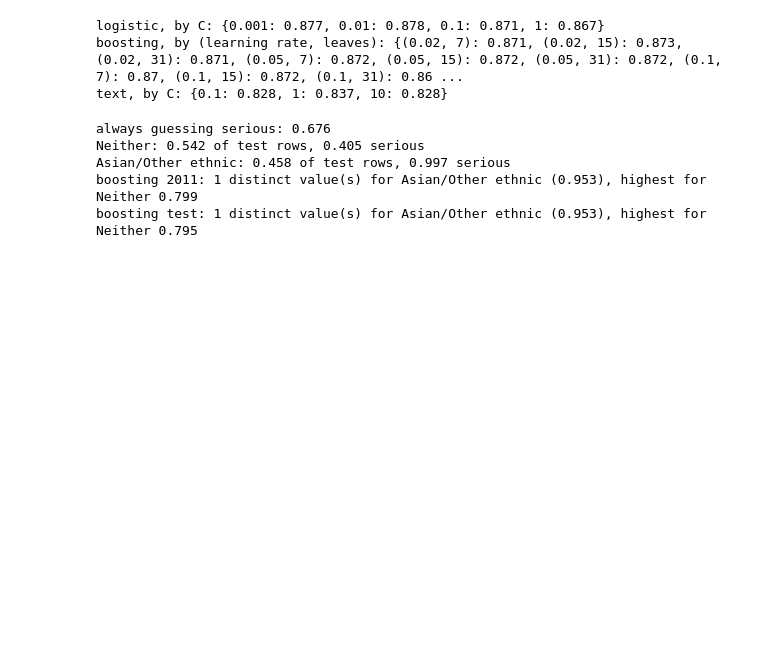
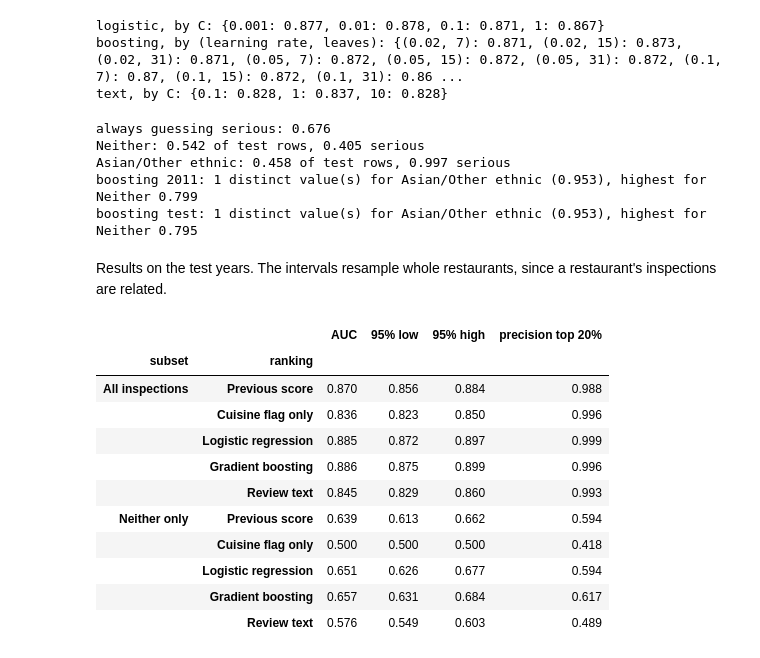
Before and after one commit to TanayPratapSingh/seattle-food-safety, a Jupyter notebook: tanay_singh_reglab_takehome.ipynb, the cells around one changed output. Drawn from its saved outputs; the diff is of its cells as text; code cells hidden in the pictures; blank space fills up the shorter version.

Commit message:
Score every ranking with restaurant level bootstrap intervals

```diff
--- a/tanay_singh_reglab_takehome.ipynb
+++ b/tanay_singh_reglab_takehome.ipynb
@@ -400,3 +400,44 @@ Neither: 0.542 of test rows, 0.405 serious
 Asian/Other ethnic: 0.458 of test rows, 0.997 serious
 boosting 2011: 1 distinct value(s) for Asian/Other ethnic (0.953), highest for Neither 0.799
 boosting test: 1 distinct value(s) for Asian/Other ethnic (0.953), highest for Neither 0.795
+# %% [markdown]
+Results on the test years. The intervals resample whole restaurants, since a restaurant's inspections are related.
+# %%
+def order(score):
+    # highest first, ties broken at random
+    tiebreak = np.random.default_rng(0).random(len(score))
+    return np.lexsort((tiebreak, -np.asarray(score, float)))
+def top_share(score, share):
+    picked = np.zeros(len(score), bool)
+    picked[order(score)[:round(share * len(score))]] = True
+    return picked
+def auc_interval(y, score, restaurants, n=500):
+    # resample whole restaurants: a restaurant drawn k times counts k times
+    ids, codes = np.unique(restaurants, return_inverse=True)
+    rng = np.random.default_rng(0)
+    aucs = []
+    for _ in range(n):
+        weights = np.bincount(rng.integers(len(ids), size=len(ids)), minlength=len(ids))[codes]
+        aucs.append(roc_auc_score(y, score, sample_weight=weights))
+    return np.percentile(aucs, [2.5, 97.5])
+
+rows = []
+for subset, m in subsets.items():
+    for name, s in rankings.items():
+        low, high = auc_interval(y[m], s[m], test.restaurant_id.values[m])
+        rows.append({"subset": subset, "ranking": name, "AUC": roc_auc_score(y[m], s[m]), "95% low": low,
+                     "95% high": high, "precision top 20%": y[m][top_share(s[m], 0.2)].mean()})
+pd.DataFrame(rows).set_index(["subset", "ranking"])
+# %% [output]
+|  |  | AUC | 95% low | 95% high | precision top 20% |
+| subset | ranking |  |  |  |  |
+| All inspections | Previous score | 0.870 | 0.856 | 0.884 | 0.988 |
+|  | Cuisine flag only | 0.836 | 0.823 | 0.850 | 0.996 |
+|  | Logistic regression | 0.885 | 0.872 | 0.897 | 0.999 |
+|  | Gradient boosting | 0.886 | 0.875 | 0.899 | 0.996 |
+|  | Review text | 0.845 | 0.829 | 0.860 | 0.993 |
+| Neither only | Previous score | 0.639 | 0.613 | 0.662 | 0.594 |
+|  | Cuisine flag only | 0.500 | 0.500 | 0.500 | 0.418 |
+|  | Logistic regression | 0.651 | 0.626 | 0.677 | 0.594 |
+|  | Gradient boosting | 0.657 | 0.631 | 0.684 | 0.617 |
+|  | Review text | 0.576 | 0.549 | 0.603 | 0.489 |
```
